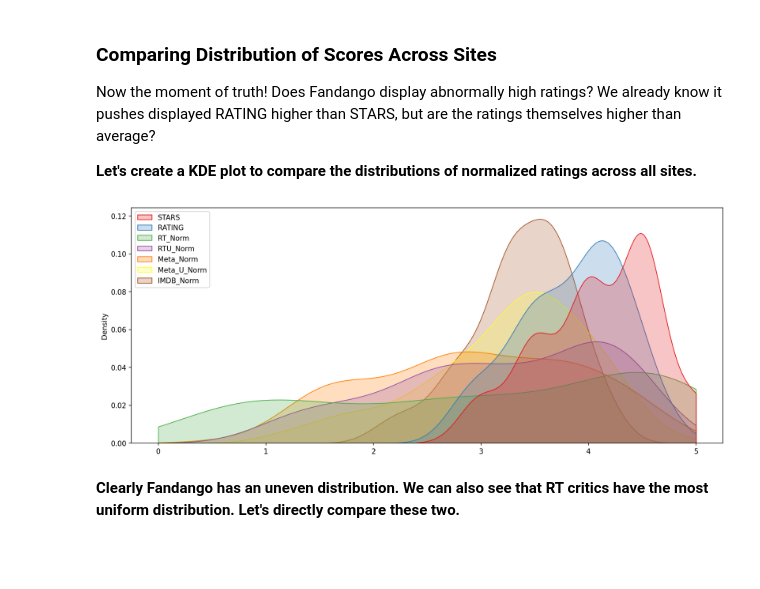
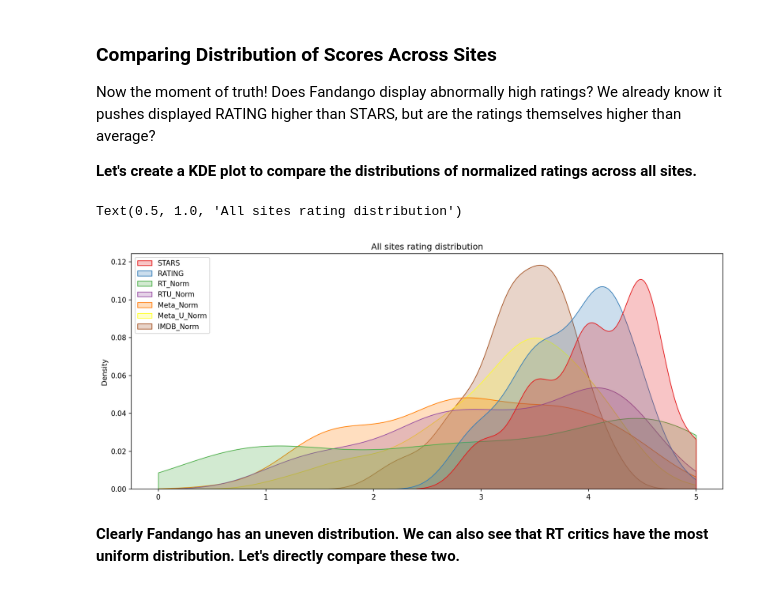
Before and after one commit to lucaslimaa007/Fandango_movies_dataset, a Jupyter notebook: Fandango_data.ipynb, the cells around one changed output. Saved outputs shown, nothing was run; the diff lists cells and outputs as text; code cells hidden in the pictures; blank space fills up the shorter version.

```diff
--- a/Fandango_data.ipynb
+++ b/Fandango_data.ipynb
@@ -505,9 +505,11 @@ def move_legend(ax, new_loc, **kws):
 # %%
 fig, ax = plt.subplots(figsize=(15,6),dpi=150)
 sns.kdeplot(data=norm_scores,clip=[0,5],shade=True,palette='Set1',ax=ax)
 move_legend(ax, "upper left")
+plt.title('All sites rating distribution')
 # %% [output]
+Text(0.5, 1.0, 'All sites rating distribution')
-[figure, old version]
+[figure, new version]
 # %% [markdown]
 **Clearly Fandango has an uneven distribution. We can also see that RT critics have the most uniform distribution. Let's directly compare these two.**
 # %%
```
Also changed, not shown: parts of 1 cell of this notebook, 2 other files.
